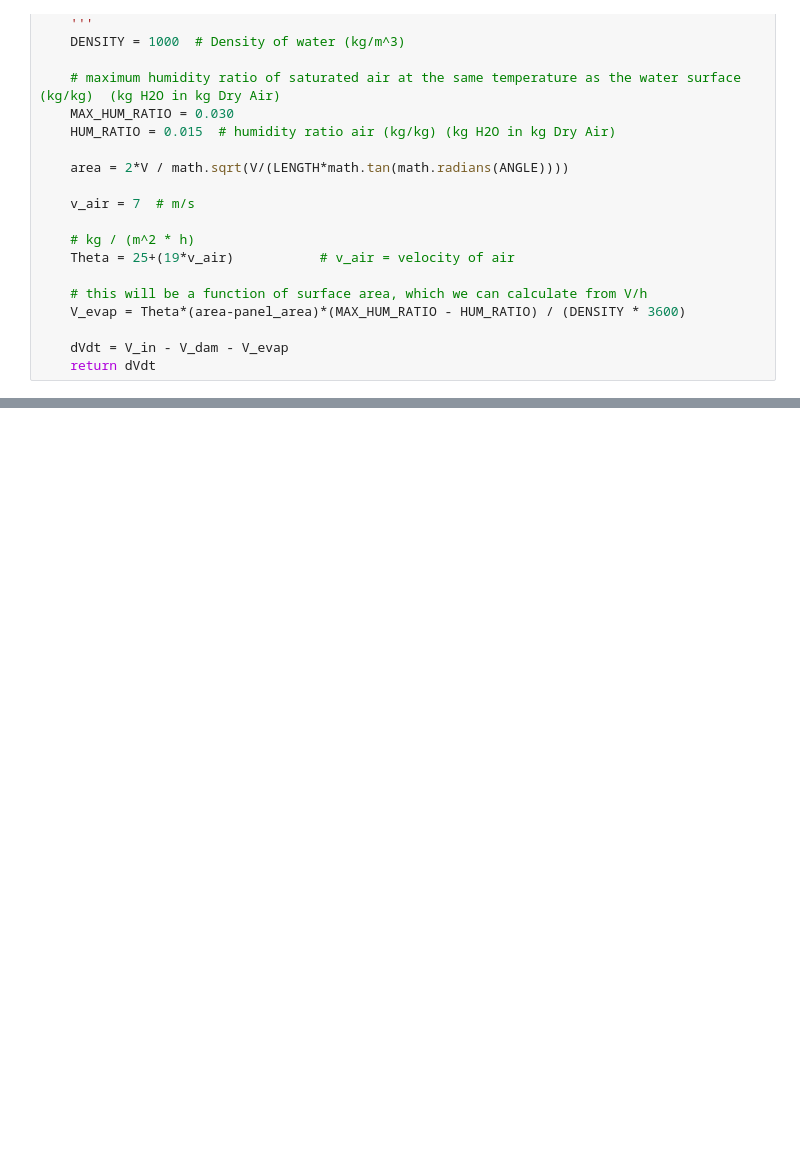
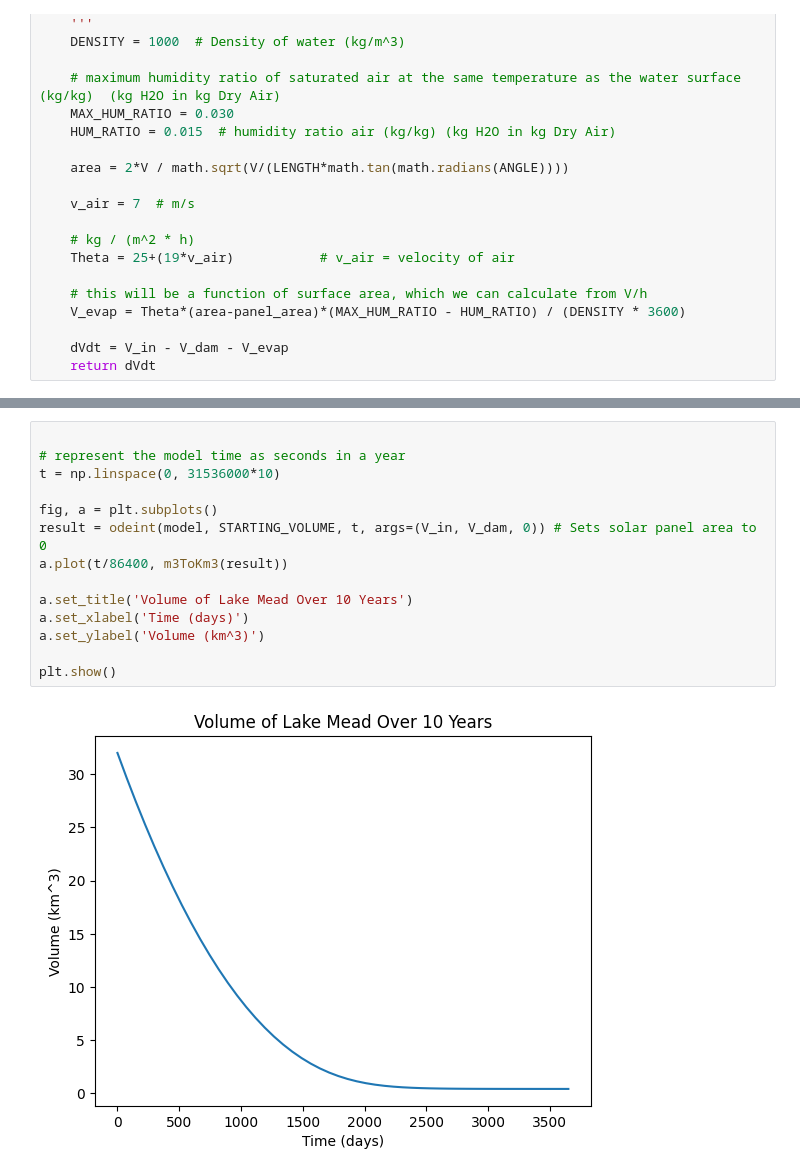
Before and after one commit to ljiang09/Floatovoltaics, a Jupyter notebook: qea3_report.ipynb, the cells around one changed output, grey strips where cells are left out. Drawn from its saved outputs; the diff is of its cells as text; blank space fills up the shorter version.

```diff
--- a/qea3_report.ipynb
+++ b/qea3_report.ipynb
@@ -111,0 +132,16 @@ The MVP assumes that the input and the output of the Colorado River are constant
+# %%
+
+# represent the model time as seconds in a year
+t = np.linspace(0, 31536000*10)
+
+fig, a = plt.subplots()
+result = odeint(model, STARTING_VOLUME, t, args=(V_in, V_dam, 0)) # Sets solar panel area to 0
+a.plot(t/86400, m3ToKm3(result))
+
+a.set_title('Volume of Lake Mead Over 10 Years')
+a.set_xlabel('Time (days)')
+a.set_ylabel('Volume (km^3)')
+
+plt.show()
+# %% [output]
+[figure, added]
```
Also changed, not shown: parts of 20 cells of this notebook.
